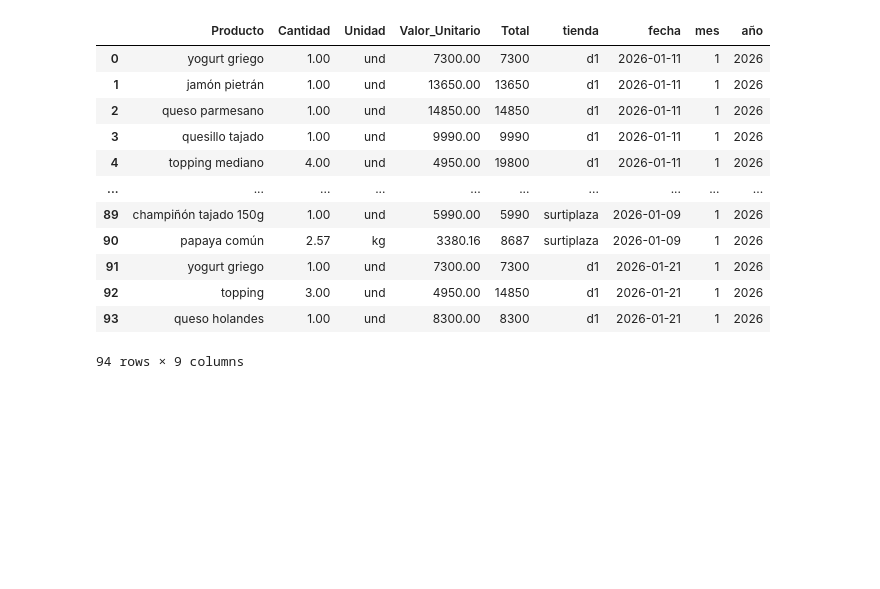
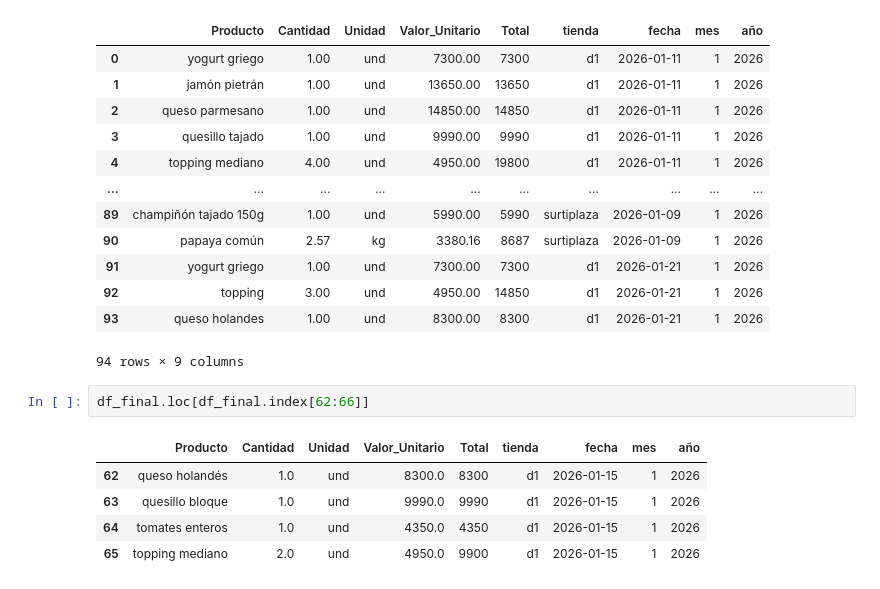
Before and after one commit to MiguelOn889/Mercado, a Jupyter notebook: notebooks/01_ingestion.ipynb, the cells around one changed output. Saved outputs shown, nothing was run; the diff lists cells and outputs as text; blank space fills up the shorter version.

Commit message:
feat: estandarizacion finalizada

```diff
--- a/notebooks/01_ingestion.ipynb
+++ b/notebooks/01_ingestion.ipynb
@@ -367,3 +367,11 @@ df_final.head(100)
 | 92 | topping | 3.00 | und | 4950.00 | 14850 | d1 | 2026-01-21 | 1 | 2026 |
 | 93 | queso holandes | 1.00 | und | 8300.00 | 8300 | d1 | 2026-01-21 | 1 | 2026 |
 94 rows × 9 columns
+# %%
+df_final.loc[df_final.index[62:66]]
+# %% [output]
+|  | Producto | Cantidad | Unidad | Valor_Unitario | Total | tienda | fecha | mes | año |
+| 62 | queso holandés | 1.0 | und | 8300.0 | 8300 | d1 | 2026-01-15 | 1 | 2026 |
+| 63 | quesillo bloque | 1.0 | und | 9990.0 | 9990 | d1 | 2026-01-15 | 1 | 2026 |
+| 64 | tomates enteros | 1.0 | und | 4350.0 | 4350 | d1 | 2026-01-15 | 1 | 2026 |
+| 65 | topping mediano | 2.0 | und | 4950.0 | 9900 | d1 | 2026-01-15 | 1 | 2026 |
```
Also changed, not shown: parts of 2 cells of this notebook, 8 other files.
